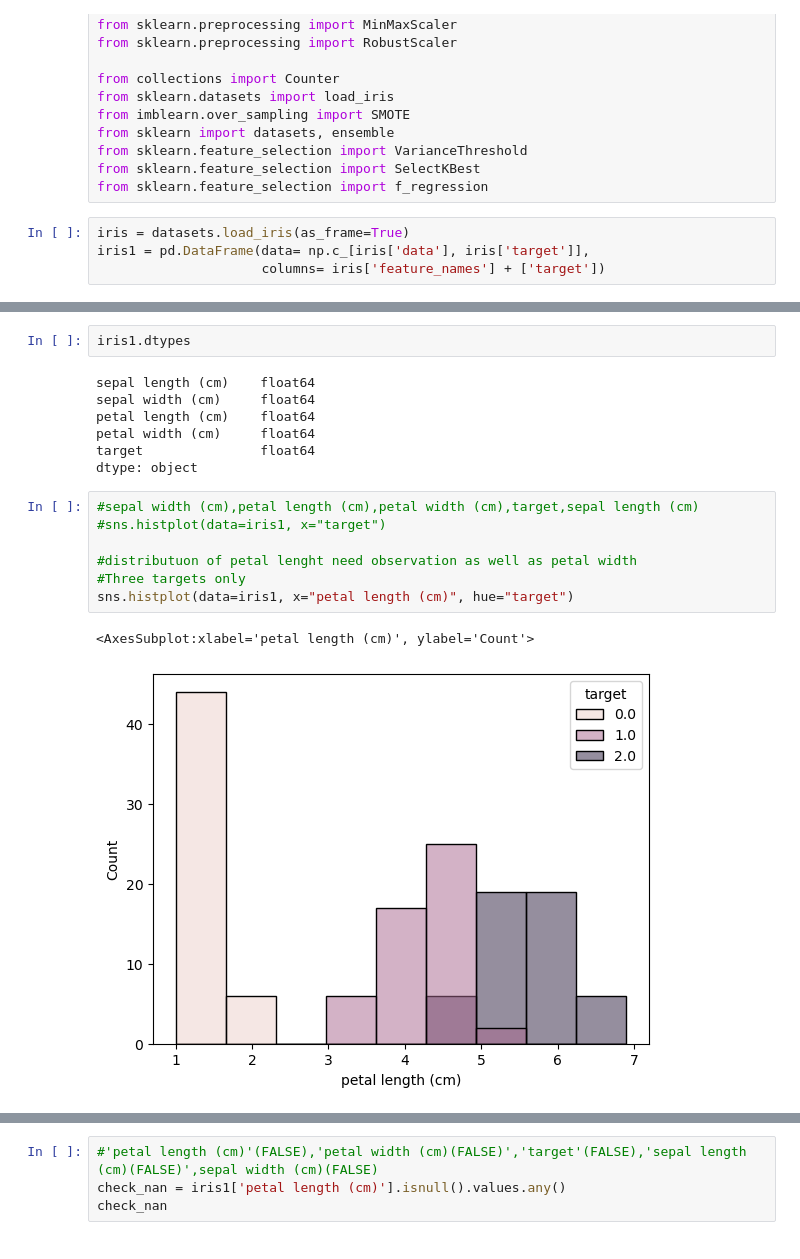
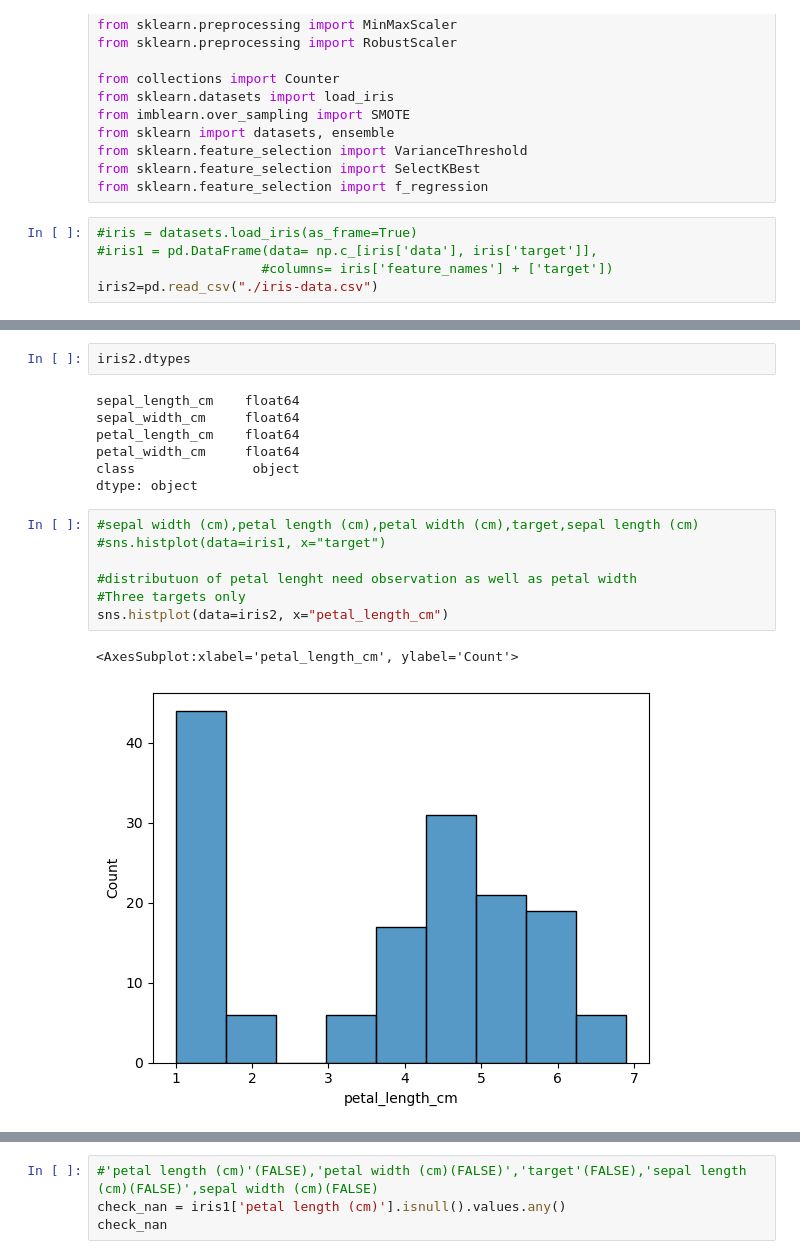
Before and after one commit to jdediegoAb/dataptmad0522_labs, a Jupyter notebook: module-3/data-cleaning-challenge/data-cleaning-challenge.ipynb, the cells around one changed output, grey strips where cells are left out. Cells and saved outputs as stored; diff of their text form.

```diff
--- a/module-3/data-cleaning-challenge/data-cleaning-challenge.ipynb
+++ b/module-3/data-cleaning-challenge/data-cleaning-challenge.ipynb
@@ -18,7 +18,8 @@ from sklearn.feature_selection import VarianceThreshold
 from sklearn.feature_selection import SelectKBest
 from sklearn.feature_selection import f_regression
 # %%
-iris = datasets.load_iris(as_frame=True)
-iris1 = pd.DataFrame(data= np.c_[iris['data'], iris['target']],
-                     columns= iris['feature_names'] + ['target'])
+#iris = datasets.load_iris(as_frame=True)
+#iris1 = pd.DataFrame(data= np.c_[iris['data'], iris['target']],
+                     #columns= iris['feature_names'] + ['target'])
+iris2=pd.read_csv("./iris-data.csv")
 # %%
@@ -52,20 +55,20 @@ iris1.describe()
 # %%
-iris1.dtypes
+iris2.dtypes
 # %% [output]
-sepal length (cm)    float64
-sepal width (cm)     float64
-petal length (cm)    float64
-petal width (cm)     float64
-target               float64
+sepal_length_cm    float64
+sepal_width_cm     float64
+petal_length_cm    float64
+petal_width_cm     float64
+class               object
 dtype: object
 # %%
 #sepal width (cm),petal length (cm),petal width (cm),target,sepal length (cm)
 #sns.histplot(data=iris1, x="target")
 
 #distributuon of petal lenght need observation as well as petal width
 #Three targets only
-sns.histplot(data=iris1, x="petal length (cm)", hue="target")
+sns.histplot(data=iris2, x="petal_length_cm")
 # %% [output]
-<AxesSubplot:xlabel='petal length (cm)', ylabel='Count'>
+<AxesSubplot:xlabel='petal_length_cm', ylabel='Count'>
-[figure, old version]
+[figure, new version]
 # %%
```
Also changed, not shown: parts of 3 cells of this notebook.
